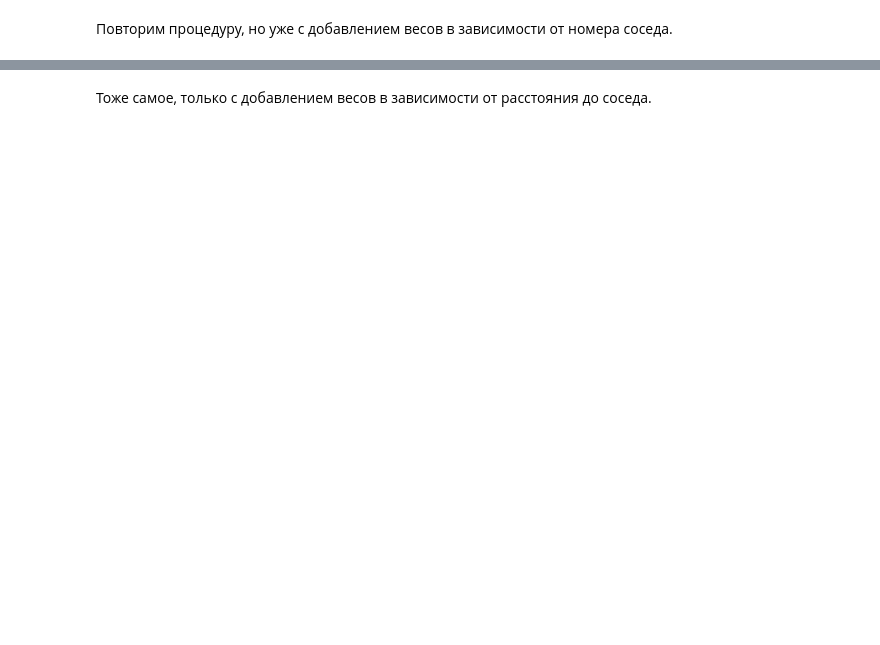
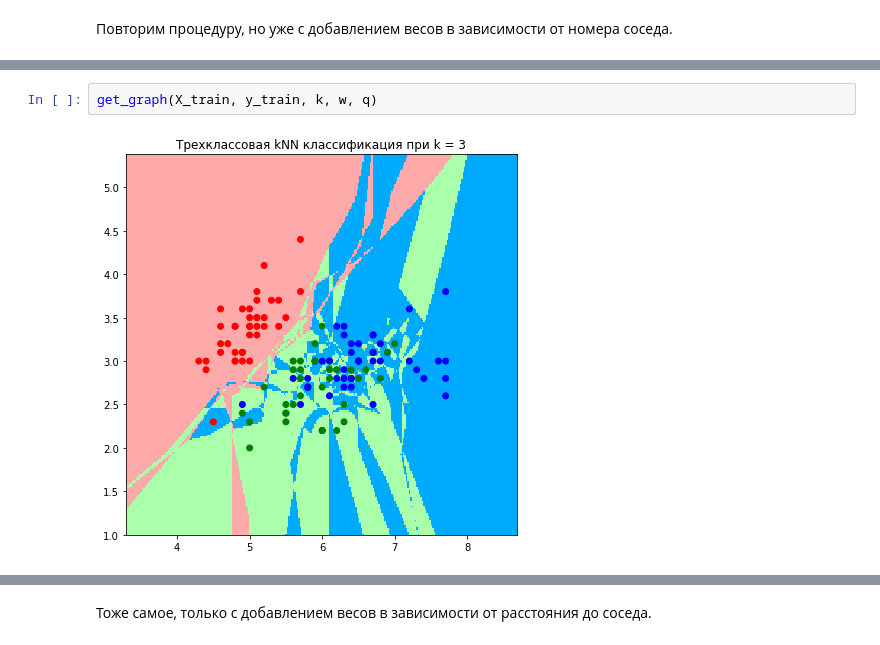
Before and after one commit to doksketch/algorithms-for-data-analysis, a Jupyter notebook: 07_KNN/KNN.ipynb, the cells around one changed output, grey strips where cells are left out. Drawn from its saved outputs; the diff is of its cells as text; blank space fills up the shorter version.

```diff
--- a/07_KNN/KNN.ipynb
+++ b/07_KNN/KNN.ipynb
@@ -133,0 +203,4 @@ print(f'Точность алгоритма при k = {k}: {accuracy(y_pred, y_
+# %%
+get_graph(X_train, y_train, k, w, q)
+# %% [output]
+[figure, added]
```
Also changed, not shown: parts of 23 cells of this notebook, 4 other files.
